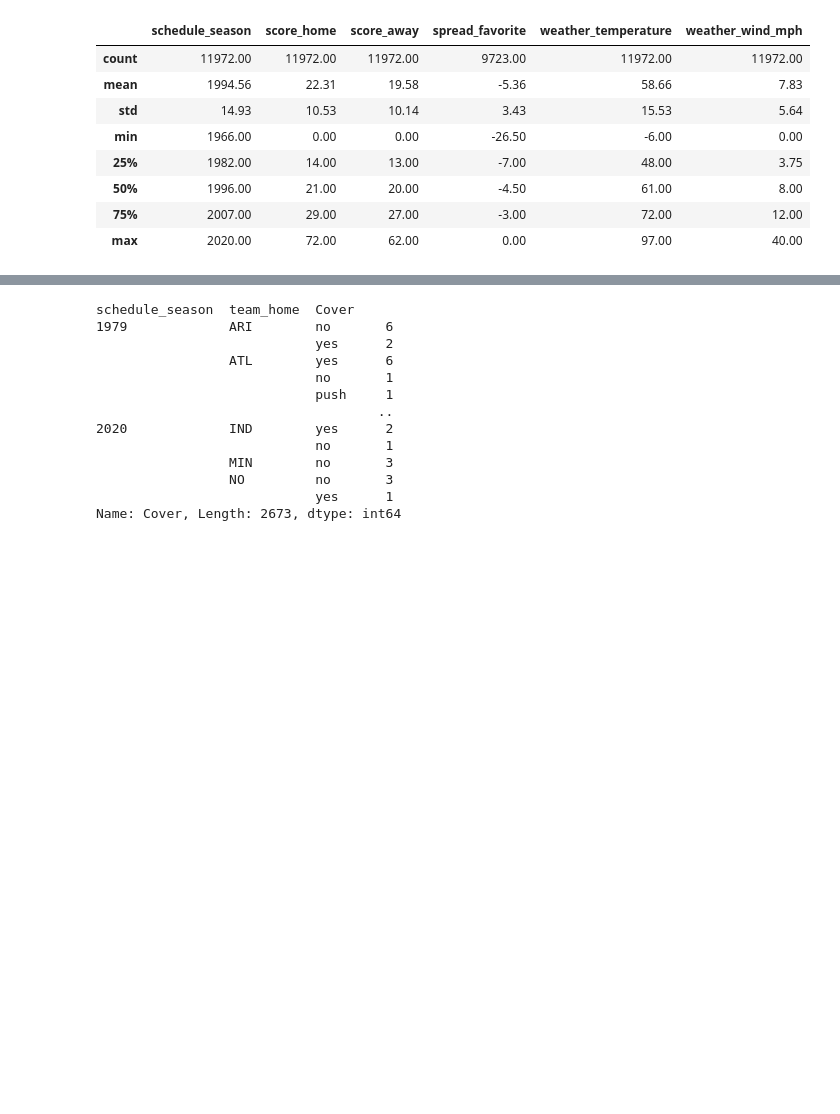
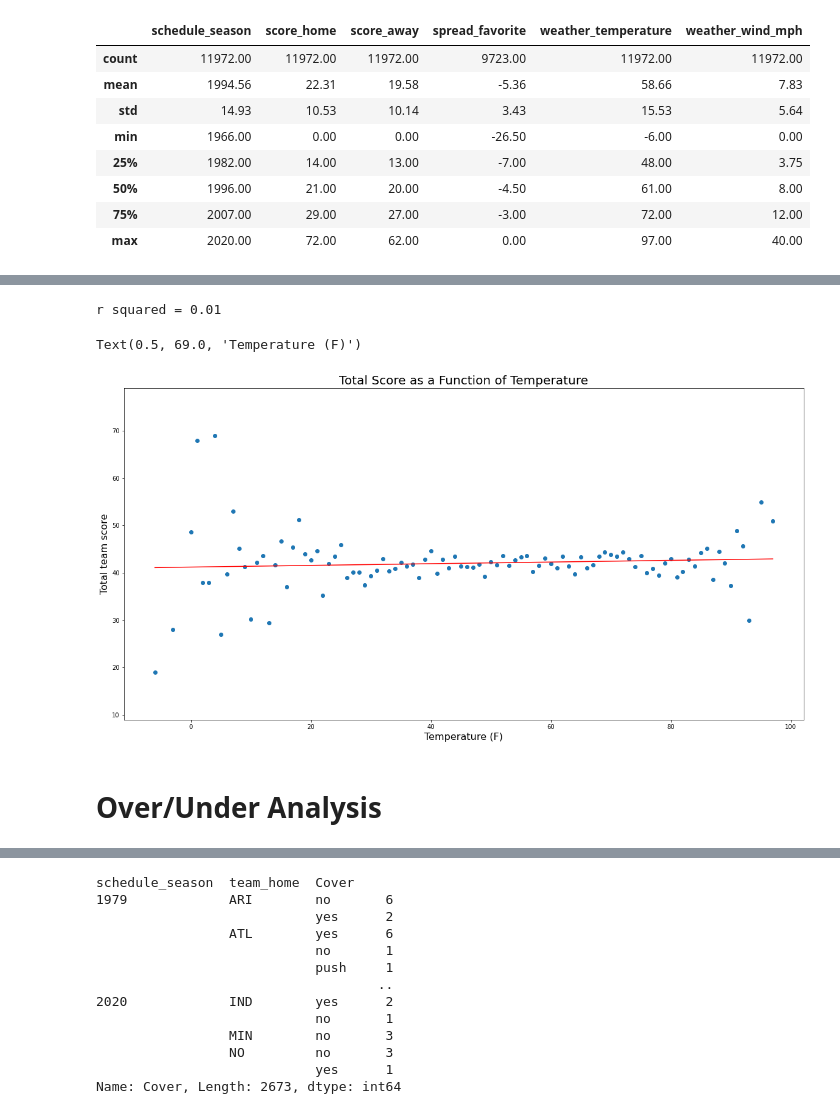
Before and after one commit to KenSaville/NFL-Betting-Analysis, a Jupyter notebook: NFL_betting.ipynb, the cells around one changed output, grey strips where cells are left out. Drawn from its saved outputs; the diff is of its cells as text; code cells hidden in the pictures; blank space fills up the shorter version.

```diff
--- a/NFL_betting.ipynb
+++ b/NFL_betting.ipynb
@@ -473,0 +340,11 @@ Name: team_favorite_id, Length: 9701, dtype: object
+# %%
+make_scatter_plot(scores_total_weather_df, 'weather_temperature', 'Total')
+plt.title('Total Score as a Function of Temperature', fontsize = 20)
+plt.ylabel('Total team score', fontsize = 16)
+plt.xlabel('Temperature (F)', fontsize = 16)
+# %% [output]
+r squared = 0.01
+Text(0.5, 69.0, 'Temperature (F)')
+[figure, added]
+# %% [markdown]
+# Over/Under Analysis
```
Also changed, not shown: parts of 38 cells of this notebook, 7 other files.
